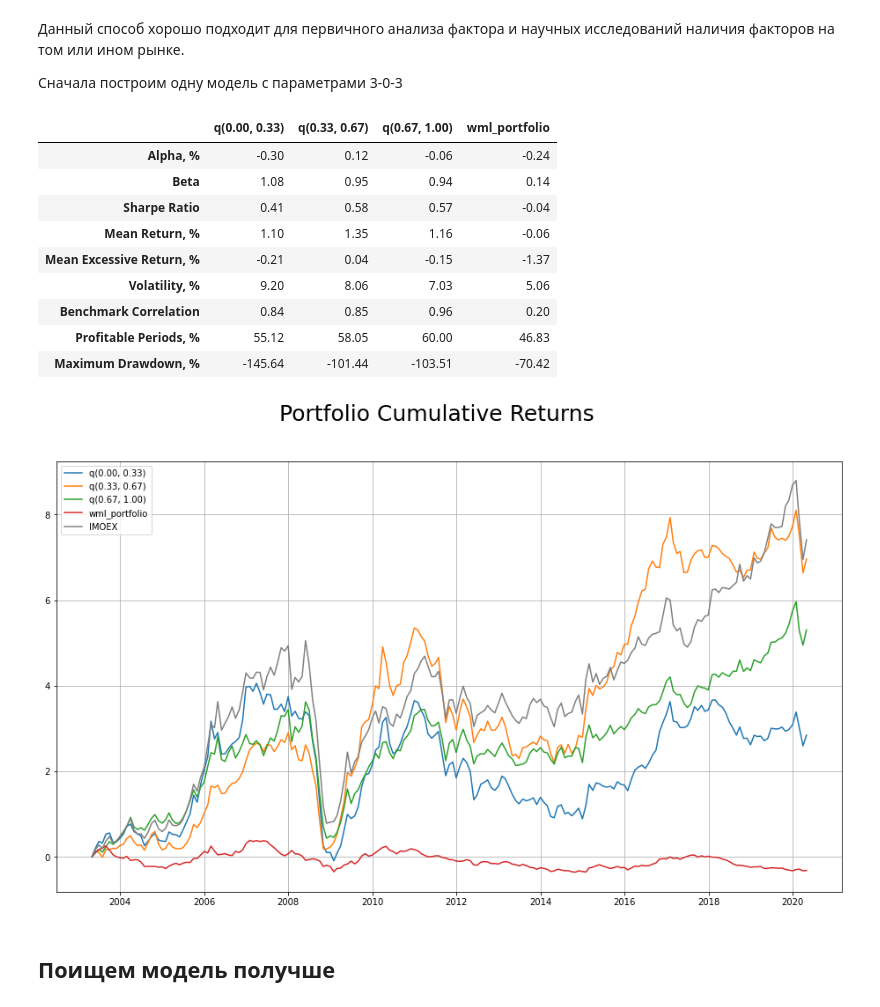
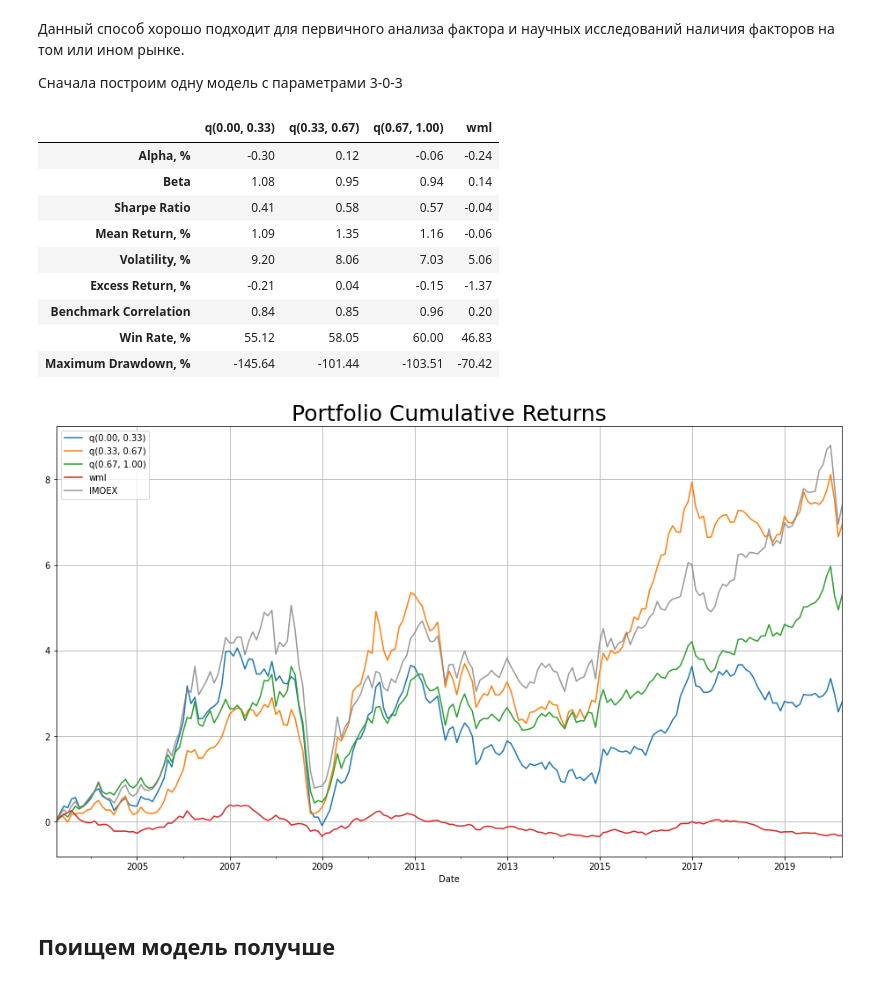
Before and after one commit to atomtosov/pqr, a Jupyter notebook: examples/example_size_in_russia.ipynb, the cells around one changed output. Saved outputs shown, nothing was run; the diff lists cells and outputs as text; code cells hidden in the pictures.

```diff
--- a/examples/example_size_in_russia.ipynb
+++ b/examples/example_size_in_russia.ipynb
@@ -28,11 +28,14 @@ prices, mcap, volume = pqr.replace_with_nan(prices, mcap, volume, to_replace=[0]
 # %% [markdown]
 # Переходим к факторам
 # %%
-# основной фактор для отбора бумаг -- фактор размера, его пока не будем трогать
 # фильтрующий фактор преобразуем сразу с looking_period=1 во избежание look-ahead bias
-liquidity = pqr.factorize(
-    factor=volume,
+liquidity_filter = pqr.Factor(volume).look_back().data > 10_000_000
+
+# основной фактор для отбора бумаг -- фактор размера
+size = pqr.Factor(mcap).transform(
     is_dynamic=False,
-    looking_period=1
+    looking_back_period=3,
+    lag_period=0,
+    holding_period=3
 )
-liquidity_threshold = pqr.Thresholds(lower=10_000_000)
+size.prefilter(liquidity_filter)
@@ -39,6 +44,6 @@ liquidity_threshold = pqr.Thresholds(lower=10_000_000)
 # %%
 # у нас есть индекс-бенчмарк
-benchmark = pqr.benchmark_from_index(imoex['IMOEX'])
+benchmark = pqr.Benchmark('IMOEX').from_index(imoex['IMOEX'])
 # %% [markdown]
 # 1 способ использования: строим факторную модель
 # %% [markdown]
@@ -46,40 +51,28 @@ benchmark = pqr.benchmark_from_index(imoex['IMOEX'])
 
 Сначала построим одну модель с параметрами 3-0-3
 # %%
-# вспоминаем, что работаем с фактором размера
-size_303 = pqr.factorize(
-    factor=mcap,
-    is_dynamic=False,
-    looking_period=3,
-    lag_period=0,
-    holding_period=3
-)
-
 # "обучаем" факторную модель
 portfolios = pqr.fit_factor_model(
     stock_prices=prices,
-    factor=size_303,
-    filtering_factor=liquidity,
-    filtering_thresholds=liquidity_threshold,
+    factor=size,
     add_wml=True, # добавим wml-портфель
     is_bigger_better=False,  # укажем, что чем выше размер, тем менее привлекательна компания (для wml)
-    n_quantiles=3
+    quantiles=3
 )
 # %%
-pqr.plot_cumulative_returns(*portfolios, benchmark=benchmark)
-pqr.compare_portfolios(*portfolios, benchmark=benchmark)
+pqr.factor_model_tear_sheet(*portfolios, benchmark=benchmark)
 # %% [output]
-|  | q(0.00, 0.33) | q(0.33, 0.67) | q(0.67, 1.00) | wml_portfolio |
+|  | q(0.00, 0.33) | q(0.33, 0.67) | q(0.67, 1.00) | wml |
 | Alpha, % | -0.30 | 0.12 | -0.06 | -0.24 |
 | Beta | 1.08 | 0.95 | 0.94 | 0.14 |
 | Sharpe Ratio | 0.41 | 0.58 | 0.57 | -0.04 |
-| Mean Return, % | 1.10 | 1.35 | 1.16 | -0.06 |
-| Mean Excessive Return, % | -0.21 | 0.04 | -0.15 | -1.37 |
+| Mean Return, % | 1.09 | 1.35 | 1.16 | -0.06 |
 | Volatility, % | 9.20 | 8.06 | 7.03 | 5.06 |
+| Excess Return, % | -0.21 | 0.04 | -0.15 | -1.37 |
 | Benchmark Correlation | 0.84 | 0.85 | 0.96 | 0.20 |
-| Profitable Periods, % | 55.12 | 58.05 | 60.00 | 46.83 |
+| Win Rate, % | 55.12 | 58.05 | 60.00 | 46.83 |
 | Maximum Drawdown, % | -145.64 | -101.44 | -103.51 | -70.42 |
-[figure, old version]
+[figure, new version]
 # %% [markdown]
 ## Поищем модель получше
 # %% [markdown]
```
Also changed, not shown: parts of 23 cells of this notebook, 12 other files.
